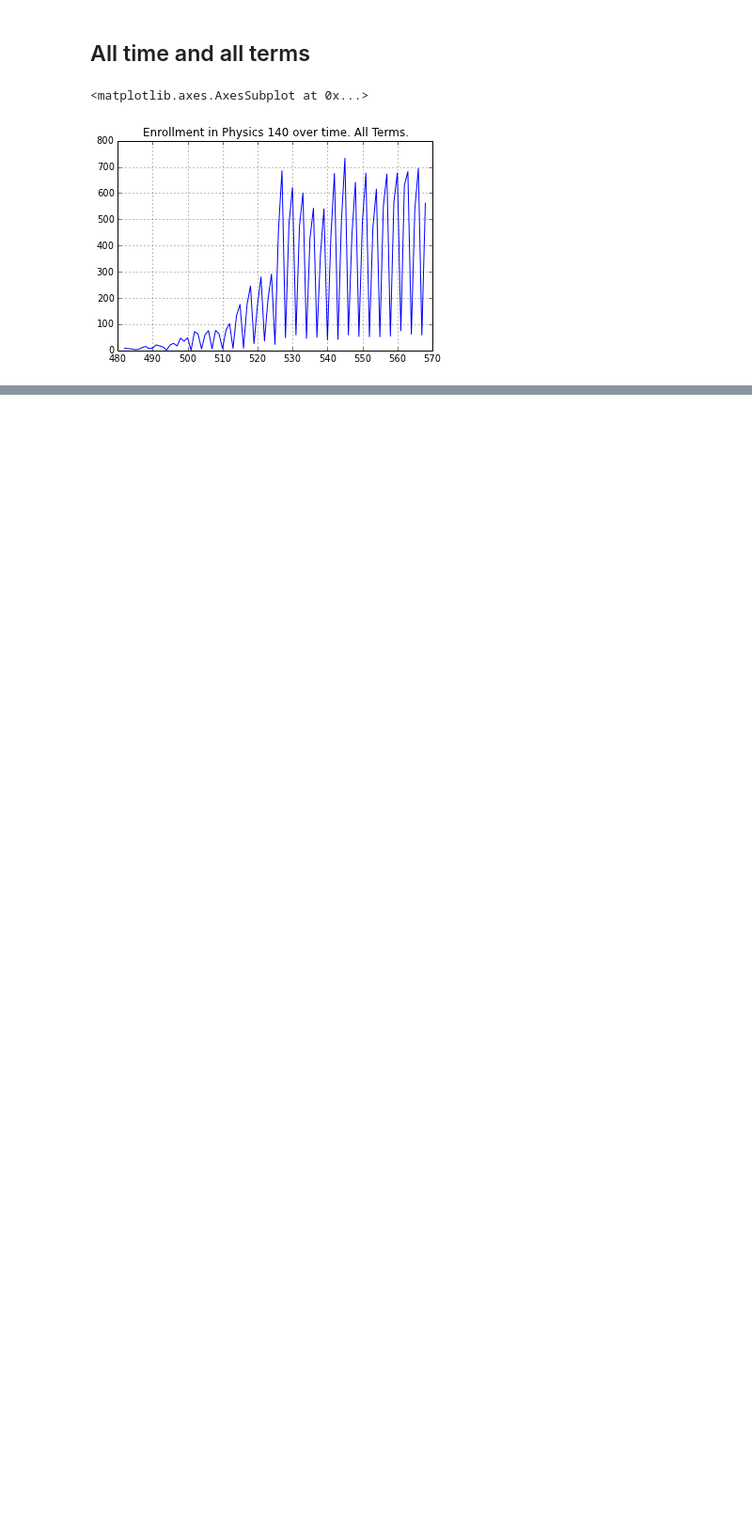
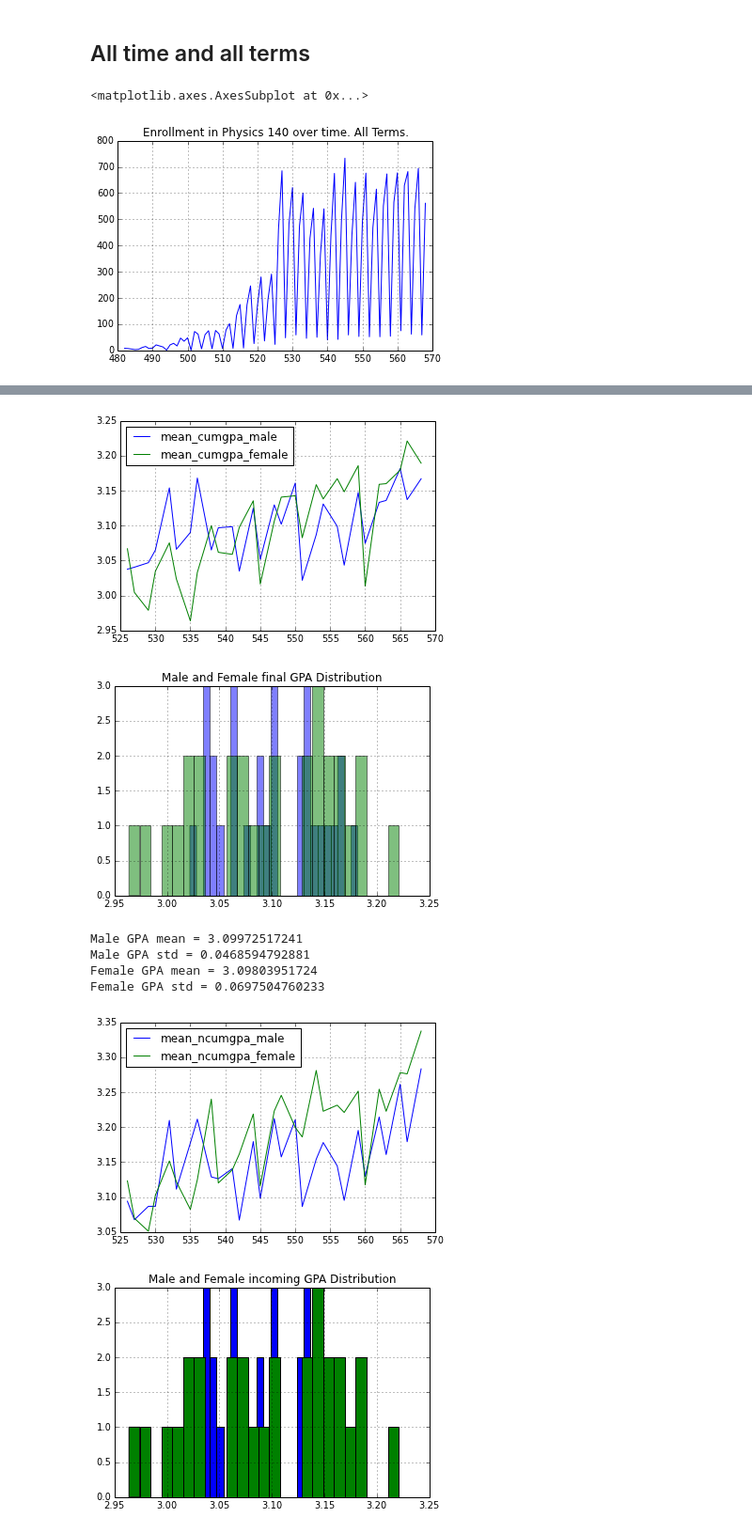
Before and after one commit to mkowshik/scaling-tribble, a Jupyter notebook: REBUILD DATA scripts/Physics/Physics 140.ipynb, the cells around one changed output, grey strips where cells are left out. Shown: that part at 94% size. Saved outputs shown, nothing was run; the diff lists cells and outputs as text; code cells hidden in the pictures; blank space fills up the shorter version.

```diff
--- a/REBUILD DATA scripts/Physics/Physics 140.ipynb
+++ b/REBUILD DATA scripts/Physics/Physics 140.ipynb
@@ -20,8 +19,7 @@ data = pd.read_table(path)
 # %% [markdown]
 ## All time and all terms
 # %%
-Class = data.ix[data['catalognbr']==140]
-
+Class = data.ix[data['catalognbr']==number]
 
 #Enrollment
 Class['total_students'].plot(title = "Enrollment in Physics 140 over time. All Terms.")
@@ -30,0 +95,53 @@ Class['total_students'].plot(title = "Enrollment in Physics 140 over time. All T
+# %%
+#GPA make up
+GPA = Class[['mean_cumgpa_male','mean_cumgpa_female']]
+GPA.plot()
+plt.show()
+
+GPA.mean()
+
+#GPA distribution over time
+#mgpa = data.ix[data['catalognbr']==140,'mean_cumgpa_male']
+#fgpa = data.ix[data['catalognbr']==140,'mean_cumgpa_female']
+mgpa = Class['mean_cumgpa_male']
+fgpa = Class['mean_cumgpa_female']
+mgpa.hist(bins=25, alpha =.5)
+fgpa.hist(bins=25, alpha= .5)
+plt.title('Male and Female final GPA Distribution')
+plt.show()
+
+print 'Male GPA mean =',mgpa.mean()
+print 'Male GPA std =',mgpa.std()
+print 'Female GPA mean =',fgpa.mean()
+print 'Female GPA std =',fgpa.std()
+
+
+#Incoming GPA makeup
+nGPA = Class[['mean_ncumgpa_male','mean_ncumgpa_female']]
+nGPA.plot()
+plt.show()
+
+nGPA.mean()
+
+
+#GPA distribution over time
+mngpa = Class['mean_ncumgpa_male']
+fngpa = Class['mean_ncumgpa_female']
+mgpa.hist(bins=25)
+fgpa.hist(bins=25)
+plt.title('Male and Female incoming GPA Distribution')
+plt.show()
+
+print 'Male GPA mean =',mngpa.mean()
+print 'Male GPA std =',mngpa.std()
+print 'Female GPA mean =',fngpa.mean()
+print 'Female GPA std =',fngpa.std()
+# %% [output]
+[figure, added]
+[figure, added]
+Male GPA mean = 3.09972517241
+Male GPA std = 0.0468594792881
+Female GPA mean = 3.09803951724
+Female GPA std = 0.0697504760233
+[figure, added]
+[figure, added]
```
Also changed, not shown: parts of 16 cells of this notebook.
